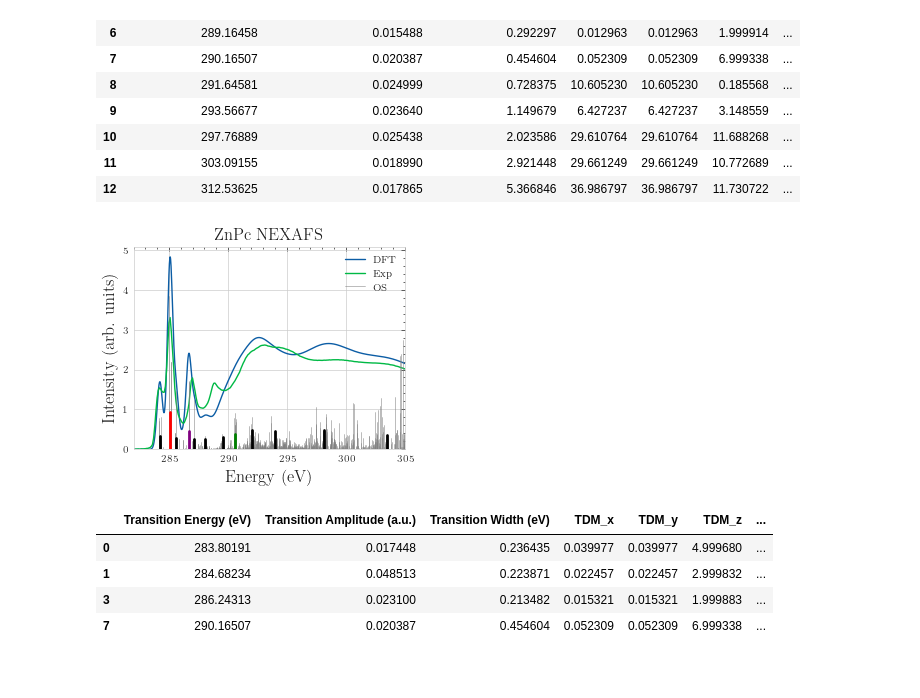
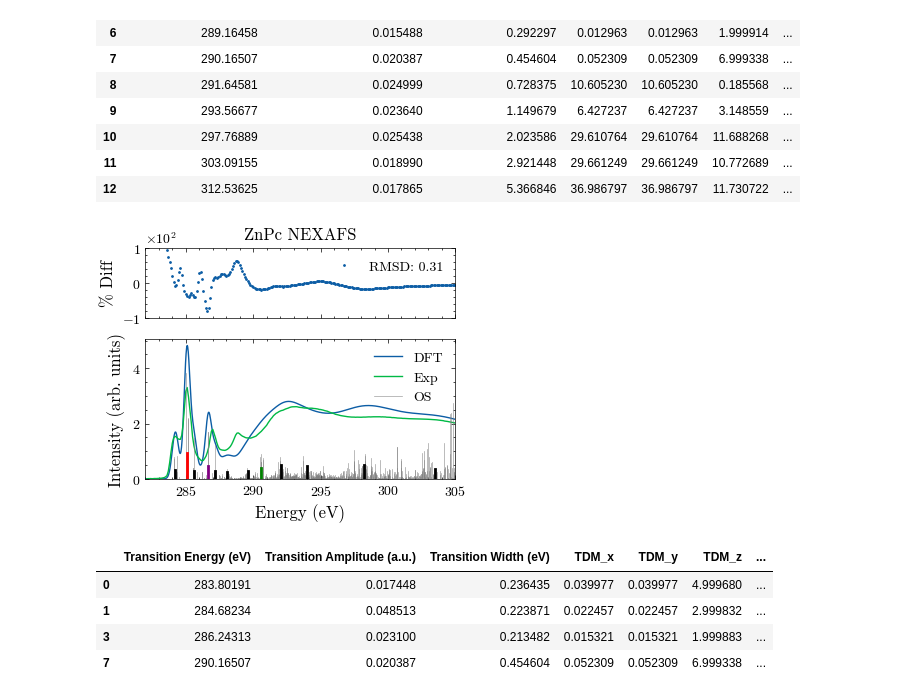
Before and after one commit to WSU-Carbon-Lab/pyref, a Jupyter notebook: docs/visualizations.ipynb, the cells around one changed output. Saved outputs shown, nothing was run; the diff lists cells and outputs as text; code cells hidden in the pictures; blank space fills up the shorter version.

```diff
--- a/docs/visualizations.ipynb
+++ b/docs/visualizations.ipynb
@@ -24,5 +26,7 @@ db = rf.db()
 # %%
 import scienceplots
+
+plt.style.use("default")
 plt.style.use(["science", "no-latex"])
 # %%
 znpc_ocs = db.get_oc("C32H16N8Zn")
@@ -148,30 +152,51 @@ scale = 0.001113*60/0.017448
 | 10 | 297.76889 | 0.025438 | 2.023586 | 29.610764 | 29.610764 | 11.688268 | ... |
 | 11 | 303.09155 | 0.018990 | 2.921448 | 29.661249 | 29.661249 | 10.772689 | ... |
 | 12 | 312.53625 | 0.017865 | 5.366846 | 36.986797 | 36.986797 | 11.730722 | ... |
+# %%
+from scipy.interpolate import interp1d
+def rmsd(x, y):
+    return np.sqrt(np.mean((x - y)**2))
+
+def percent_diff(x,y):
+    return (x-y)/((x+y)/2)*100
+
+
+exp = exp[exp["E_55"] >= 282][exp["E_55"] <= 320].copy()
+# calculate the interpolated rmsd between exp and dft
+dft_interp = interp1d(dft["eV_"], dft["TotalSpec_NEXAFS"], kind="cubic")(exp["E_55"])
+rmsd_dft = rmsd(dft_interp, exp["ZnPc_55"])
+resid_dft = percent_diff(exp["ZnPc_55"], dft_interp)
 # %%
-fig, ax = plt.subplots()
+fig, ax = plt.subplots(figsize = (4,3), nrows=2, sharex=True, gridspec_kw={"height_ratios": [1, 2]})
 
-dft.plot(x="eV_", y="TotalSpec_NEXAFS", ax=ax, label="DFT")
-exp.plot(x="E_55", y="ZnPc_55", ax=ax, label="Exp")
+dft.plot(x="eV_", y="TotalSpec_NEXAFS", ax=ax[1], label="DFT")
+exp.plot(x="E_55", y="ZnPc_55", ax=ax[1], label="Exp")
+
+ax[0].plot(exp["E_55"], resid_dft, label=f"RMSD: {rmsd_dft:.2f}", marker='o', ls="", markersize = 1)
+ax[0].legend(loc = "upper right")
+ax[0].set_ylim(-100, 100)
+ax[0].set_ylabel("% Diff", fontweight="bold", fontsize=12)
+
+ax[0].ticklabel_format(axis="y", style="sci", scilimits=(0, 0))
 
 for tdm, os in zip(all_params["Transition Energy (eV)"], all_params["Transition Amplitude (a.u.)"]):
-    ax.axvline(x=tdm - energy_shift, ymax=os*60, color="grey", linestyle="-", linewidth=0.5, alpha=.75)
+    ax[1].axvline(x=tdm - energy_shift, ymax=os*60, color="grey", linestyle="-", linewidth=0.5, alpha=.75)
 
 
 c = ["k", "r", "k", "purple", "k", "k", "k", "green", "k", "k", "k", "k", "k"]
 
 for i, (tdm, os) in enumerate(zip(clusters_params["Transition Energy (eV)"], clusters_params["Transition Amplitude (a.u.)"])):
-    ax.axvline(x=tdm - energy_shift, ymax=os*scale, color=c[i], linestyle="-", linewidth=2)
+    ax[1].axvline(x=tdm - energy_shift, ymax=os*scale, color=c[i], linestyle="-", linewidth=2)
 
-ax.legend(["DFT", "Exp", "OS"], loc="upper right")
-ax.set_ylim(bottom=0)
-ax.set_xlim(282, 305)
-ax.set_xlabel("Energy (eV)", fontweight="bold", fontsize=12)
-ax.set_ylabel("Intensity (arb. units)", fontweight="bold", fontsize=12)
-ax.set_title("ZnPc NEXAFS", fontweight="bold", fontsize=12)
+ax[1].legend(["DFT", "Exp", "OS"], loc="upper right")
+ax[1].set_ylim(bottom=0)
+ax[1].set_xlim(282, 305)
+ax[1].set_xlabel("Energy (eV)", fontweight="bold", fontsize=12)
+ax[1].set_ylabel("Intensity (arb. units)", fontweight="bold", fontsize=12)
+ax[0].set_title("ZnPc NEXAFS", fontweight="bold", fontsize=12)
 fig.savefig("Result.svg", bbox_inches = "tight", dpi = 300, facecolor = "white")
 # %% [output]
-[figure, old version]
+[figure, new version]
 # %%
 clusters_params.iloc[[0, 1,3,7]]
 # %% [output]
```
Also changed, not shown: parts of 1 cell of this notebook, 4 other files.
